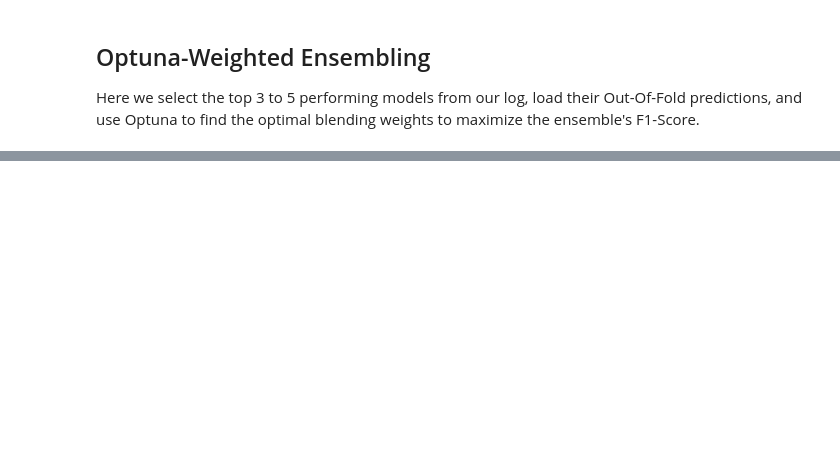
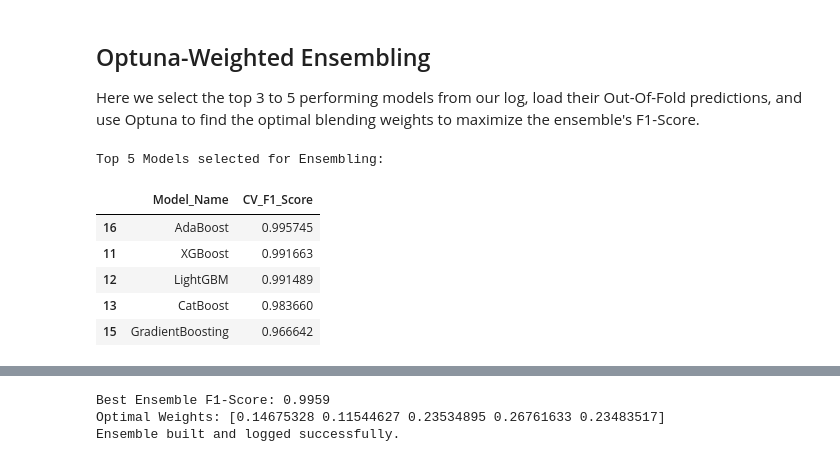
Before and after one commit to SithumDFernando/BigBug_Octwave, a Jupyter notebook: notebooks/03_Model_Training.ipynb, the cells around one changed output, grey strips where cells are left out. Saved outputs shown, nothing was run; the diff lists cells and outputs as text; code cells hidden in the pictures; blank space fills up the shorter version.

Commit message:
feat: complete notebook 3 model training & Optuna ensemble

```diff
--- a/notebooks/03_Model_Training.ipynb
+++ b/notebooks/03_Model_Training.ipynb
@@ -280,6 +361,7 @@ def build_ensemble():
         return
 
     # Get top 5 models by F1, excluding previous ensembles
+    log_df = log_df.drop_duplicates(subset=['Model_Name'], keep='last')
     top_models = log_df[log_df['Model_Name'] != 'Ensemble_SoftVoting'].sort_values(by='CV_F1_Score', ascending=False).head(5)
     print("Top 5 Models selected for Ensembling:")
     display(top_models[['Model_Name', 'CV_F1_Score']])
@@ -315,30 +397,38 @@ def build_ensemble():
     blended_probs_final = np.average(oof_preds, axis=0, weights=best_weights)
     blended_preds_final = (blended_probs_final >= 0.5).astype(int)
     pr_auc = average_precision_score(true_labels, blended_probs_final)
 
     ens_preds_df = pd.DataFrame({'is_fraud': true_labels, 'prediction_prob': blended_probs_final})
     ens_preds_path = f"{ens_out_dir}/predictions.csv"
     ens_preds_df.to_csv(ens_preds_path, index=False)
 
     ens_meta = {'models': top_models['Model_File_Path'].tolist(), 'weights': best_weights.tolist()}
     joblib.dump(ens_meta, f"{ens_model_dir}/best_model.pkl")
 
     metrics = {
         'Model_Name': 'Ensemble_SoftVoting',
         'CV_Accuracy': accuracy_score(true_labels, blended_preds_final),
         'CV_F1_Score': f1_score(true_labels, blended_preds_final),
         'CV_PR_AUC': pr_auc,
         'CV_Precision': precision_score(true_labels, blended_preds_final),
         'CV_Recall': recall_score(true_labels, blended_preds_final),
         'Best_Parameters': str(ens_meta),
         'Model_File_Path': f"{ens_model_dir}/best_model.pkl",
         'Output_Predictions_Path': ens_preds_path
     }
 
     log_df = pd.read_csv(log_path)
     log_df = pd.concat([log_df, pd.DataFrame([metrics])], ignore_index=True)
     log_df.to_csv(log_path, index=False)
     print("Ensemble built and logged successfully.")
 
 # Uncomment to build ensemble after training models
 build_ensemble()
+# %% [output]
+Top 5 Models selected for Ensembling:
+|  | Model_Name | CV_F1_Score |
+| 16 | AdaBoost | 0.995745 |
+| 11 | XGBoost | 0.991663 |
+| 12 | LightGBM | 0.991489 |
+| 13 | CatBoost | 0.983660 |
+| 15 | GradientBoosting | 0.966642 |
@@ -344,0 +452,3 @@ build_ensemble()
+Best Ensemble F1-Score: 0.9959
+Optimal Weights: [0.14675328 0.11544627 0.23534895 0.26761633 0.23483517]
+Ensemble built and logged successfully.
```
Also changed, not shown: parts of 4 cells of this notebook, 25 other files.
